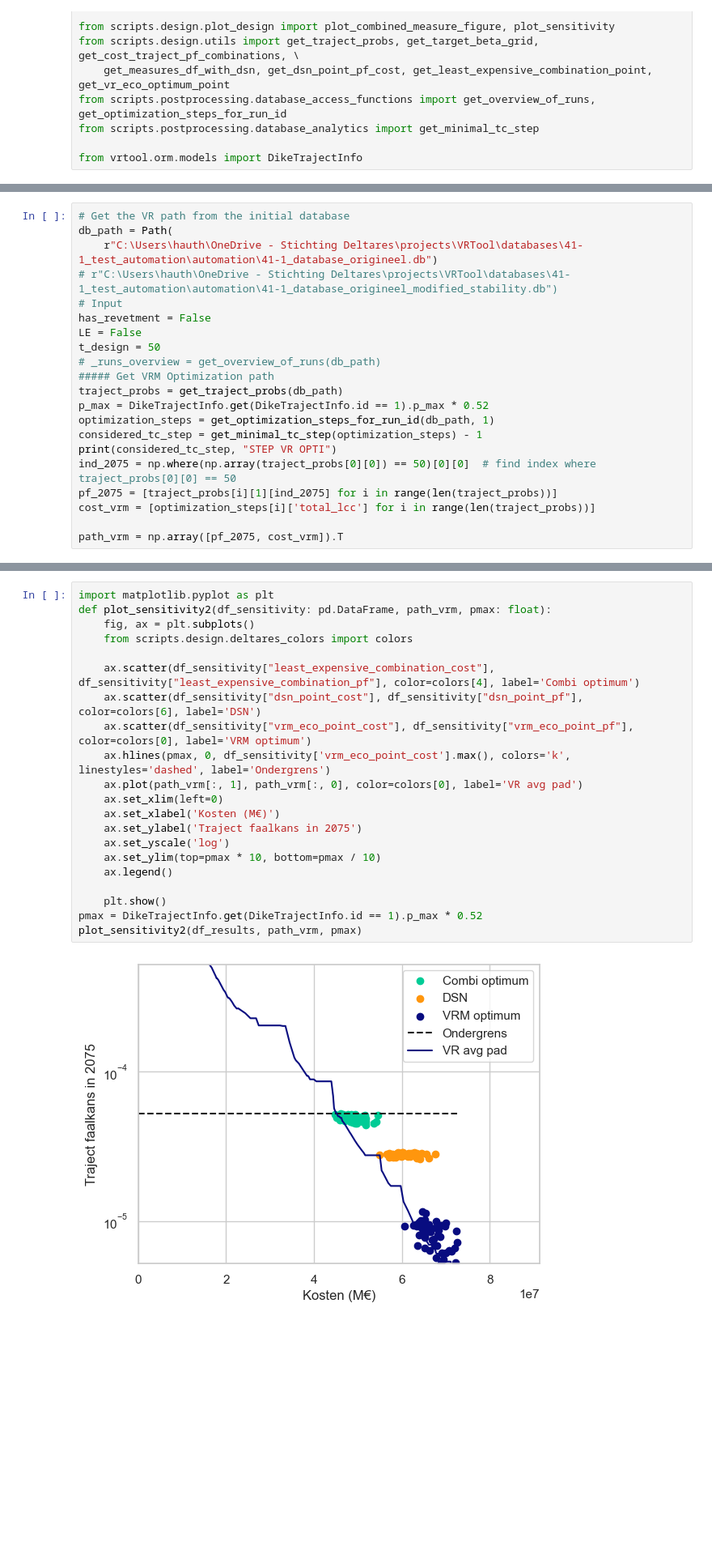
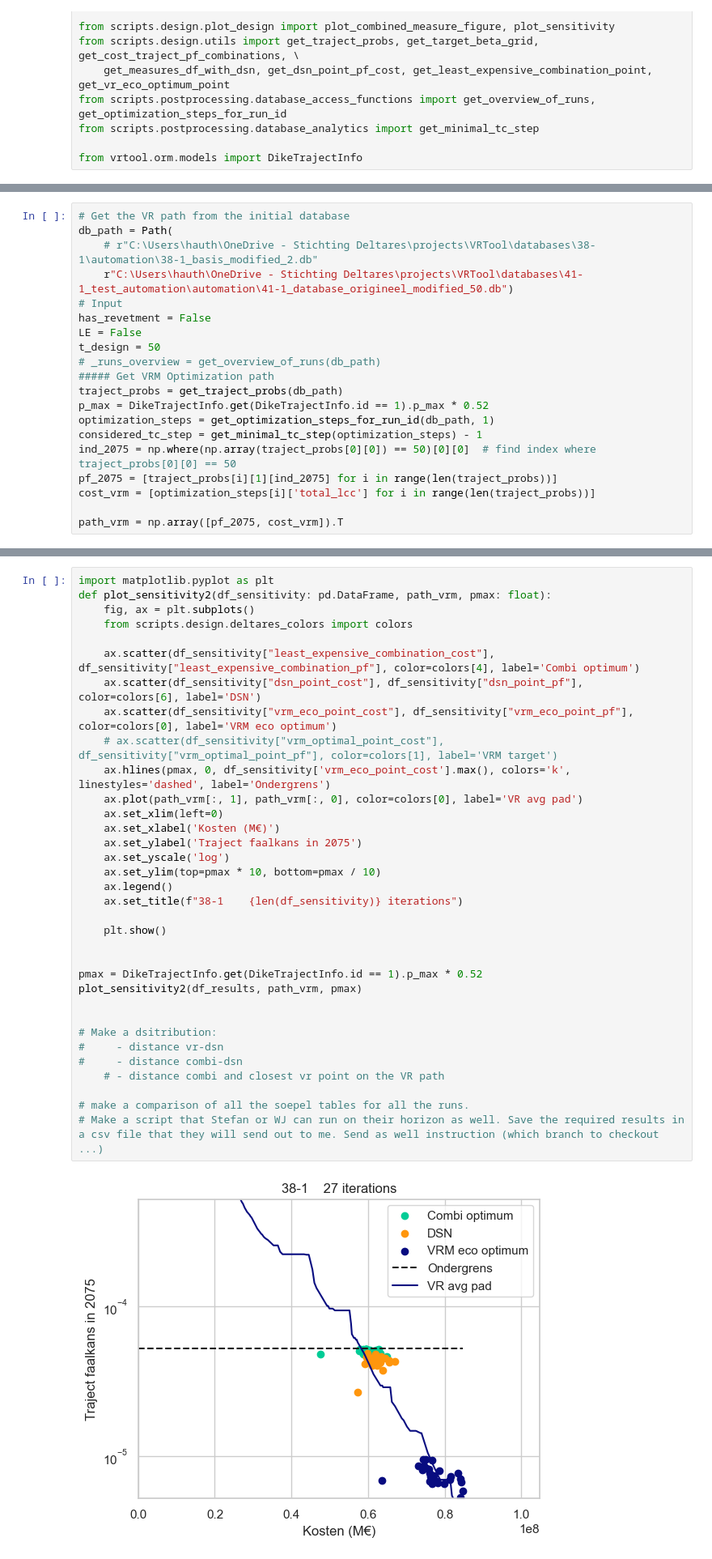
Before and after one commit to Deltares/Veiligheidsrendement, a Jupyter notebook: scripts/design/old/plot_sensitivity.ipynb, the cells around one changed output, grey strips where cells are left out. Shown at 81% size. Saved outputs shown, nothing was run; the diff lists cells and outputs as text; blank space fills up the shorter version.

Commit message:
modify_beta_measure_database

```diff
--- a/scripts/design/old/plot_sensitivity.ipynb
+++ b/scripts/design/old/plot_sensitivity.ipynb
@@ -87,8 +117,8 @@ Database:  C:\Users\hauth\OneDrive - Stichting Deltares\projects\VRTool\database
 # %%
 # Get the VR path from the initial database
 db_path = Path(
-    r"C:\Users\hauth\OneDrive - Stichting Deltares\projects\VRTool\databases\41-1_test_automation\automation\41-1_database_origineel.db")
-# r"C:\Users\hauth\OneDrive - Stichting Deltares\projects\VRTool\databases\41-1_test_automation\automation\41-1_database_origineel_modified_stability.db")
+    # r"C:\Users\hauth\OneDrive - Stichting Deltares\projects\VRTool\databases\38-1\automation\38-1_basis_modified_2.db"
+    r"C:\Users\hauth\OneDrive - Stichting Deltares\projects\VRTool\databases\41-1_test_automation\automation\41-1_database_origineel_modified_50.db")
 # Input
 has_revetment = False
 LE = False
@@ -99,7 +129,6 @@ traject_probs = get_traject_probs(db_path)
 p_max = DikeTrajectInfo.get(DikeTrajectInfo.id == 1).p_max * 0.52
 optimization_steps = get_optimization_steps_for_run_id(db_path, 1)
 considered_tc_step = get_minimal_tc_step(optimization_steps) - 1
-print(considered_tc_step, "STEP VR OPTI")
 ind_2075 = np.where(np.array(traject_probs[0][0]) == 50)[0][0]  # find index where traject_probs[0][0] == 50
 pf_2075 = [traject_probs[i][1][ind_2075] for i in range(len(traject_probs))]
 cost_vrm = [optimization_steps[i]['total_lcc'] for i in range(len(traject_probs))]
@@ -110,23 +137,36 @@ path_vrm = np.array([pf_2075, cost_vrm]).T
 # %%
 import matplotlib.pyplot as plt
 def plot_sensitivity2(df_sensitivity: pd.DataFrame, path_vrm, pmax: float):
     fig, ax = plt.subplots()
     from scripts.design.deltares_colors import colors
 
     ax.scatter(df_sensitivity["least_expensive_combination_cost"], df_sensitivity["least_expensive_combination_pf"], color=colors[4], label='Combi optimum')
     ax.scatter(df_sensitivity["dsn_point_cost"], df_sensitivity["dsn_point_pf"], color=colors[6], label='DSN')
-    ax.scatter(df_sensitivity["vrm_eco_point_cost"], df_sensitivity["vrm_eco_point_pf"], color=colors[0], label='VRM optimum')
+    ax.scatter(df_sensitivity["vrm_eco_point_cost"], df_sensitivity["vrm_eco_point_pf"], color=colors[0], label='VRM eco optimum')
+    # ax.scatter(df_sensitivity["vrm_optimal_point_cost"], df_sensitivity["vrm_optimal_point_pf"], color=colors[1], label='VRM target')
     ax.hlines(pmax, 0, df_sensitivity['vrm_eco_point_cost'].max(), colors='k', linestyles='dashed', label='Ondergrens')
     ax.plot(path_vrm[:, 1], path_vrm[:, 0], color=colors[0], label='VR avg pad')
     ax.set_xlim(left=0)
     ax.set_xlabel('Kosten (M€)')
     ax.set_ylabel('Traject faalkans in 2075')
     ax.set_yscale('log')
     ax.set_ylim(top=pmax * 10, bottom=pmax / 10)
     ax.legend()
+    ax.set_title(f"38-1    {len(df_sensitivity)} iterations")
 
     plt.show()
+
+
 pmax = DikeTrajectInfo.get(DikeTrajectInfo.id == 1).p_max * 0.52
 plot_sensitivity2(df_results, path_vrm, pmax)
+
+
+# Make a dsitribution:
+#     - distance vr-dsn
+#     - distance combi-dsn
+    # - distance combi and closest vr point on the VR path
+
+# make a comparison of all the soepel tables for all the runs.
+# Make a script that Stefan or WJ can run on their horizon as well. Save the required results in a csv file that they will send out to me. Send as well instruction (which branch to checkout ...)
 # %% [output]
-[figure, old version]
+[figure, new version]
```
Also changed, not shown: parts of 5 cells of this notebook, 7 other files.
